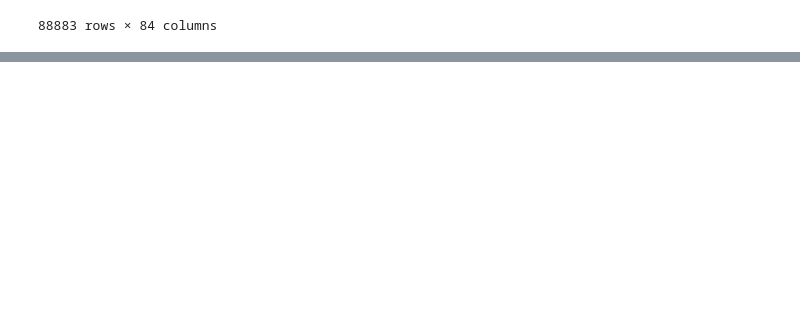
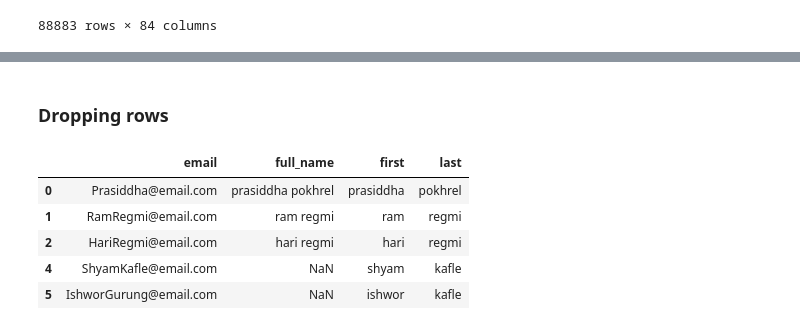
Before and after one commit to pkrlfamous/ML-Python, a Jupyter notebook: Pandas/pandas-practice.ipynb, the cells around one changed output, grey strips where cells are left out. Saved outputs shown, nothing was run; the diff lists cells and outputs as text; code cells hidden in the pictures; blank space fills up the shorter version.

Commit message:
Part 6: Add Remove Rows and Columns From DataFrames, concat, drop methods

```diff
--- a/Pandas/pandas-practice.ipynb
+++ b/Pandas/pandas-practice.ipynb
@@ -960,0 +1050,5 @@ df.head(2)
+# %%
+df = pd.concat([df, df2], ignore_index = True, axis = 0)
+# df.drop(0, axis = 1, inplace = True)
+# df.drop(df.index[3:11], axis = 0, inplace = True)
+df
@@ -960,0 +1070,9 @@ df.head(2)
+# %%
+people = {
+    'first': ['shyam', 'ishwor'],
+    'last': ['kafle', 'gurung'],
+    'email': ['ShyamKafle@email.com', 'IshworGurung@email.com']
+}
+
+df3 = pd.DataFrame(people)
+df3
@@ -960,0 +1083,3 @@ df.head(2)
+# %%
+df = pd.concat([df, df3], ignore_index=True)
+df
@@ -960,0 +1094,16 @@ df.head(2)
+# %% [markdown]
+### Dropping rows
+# %%
+df.drop(index = 3, inplace = True)
+# %%
+# changing last of the row 5
+last_name = df.loc[5,'last']
+df.loc[5,'last'] = 'kafle'
+df
+# %% [output]
+|  | email | full_name | first | last |
+| 0 | Prasiddha@email.com | prasiddha pokhrel | prasiddha | pokhrel |
+| 1 | RamRegmi@email.com | ram regmi | ram | regmi |
+| 2 | HariRegmi@email.com | hari regmi | hari | regmi |
+| 4 | ShyamKafle@email.com | NaN | shyam | kafle |
+| 5 | IshworGurung@email.com | NaN | ishwor | kafle |
```
Also changed, not shown: parts of 24 cells of this notebook.
